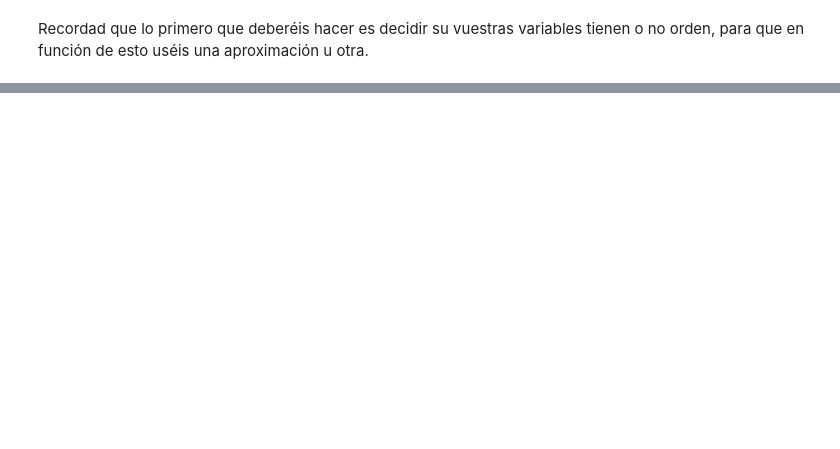
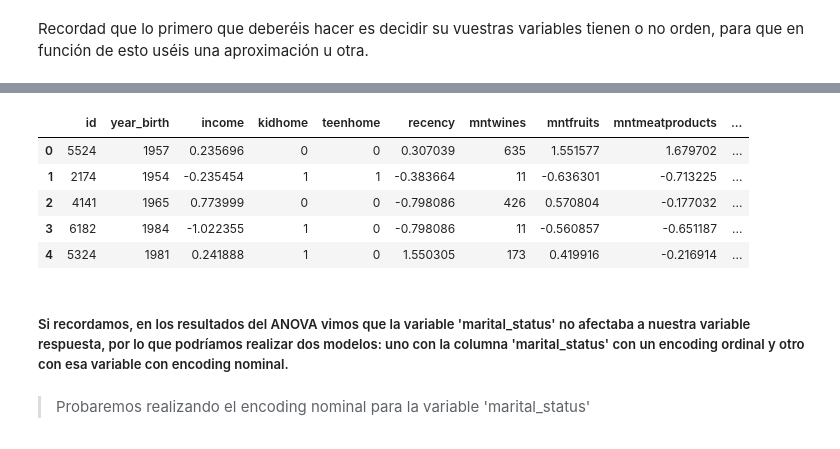
Before and after one commit to Adalab/Adalab-DA-promo-b-modulo-3-sprint-1-Chloe-Diana, a Jupyter notebook: Regresion_lineal/modulo-3-ejercicio-8-regresion-lineal-Encoding.ipynb, the cells around one changed output, grey strips where cells are left out. Cells and saved outputs as stored; diff of their text form; code cells hidden in the pictures; blank space fills up the shorter version.

```diff
--- a/Regresion_lineal/modulo-3-ejercicio-8-regresion-lineal-Encoding.ipynb
+++ b/Regresion_lineal/modulo-3-ejercicio-8-regresion-lineal-Encoding.ipynb
@@ -178,0 +93,11 @@ df_codificado_nom.to_csv('../Datos/vinos_encoding_nominal.csv')
+# %%
+# Eliminamos las columnas no codificadas y guardamos en un nuevo dataframe
+df_enc_ordinal = df.drop(['education', 'marital_status'], axis=1)
+df_enc_ordinal.head()
+# %% [output]
+|  | id | year_birth | income | kidhome | teenhome | recency | mntwines | mntfruits | mntmeatproducts | ... |
+| 0 | 5524 | 1957 | 0.235696 | 0 | 0 | 0.307039 | 635 | 1.551577 | 1.679702 | ... |
+| 1 | 2174 | 1954 | -0.235454 | 1 | 1 | -0.383664 | 11 | -0.636301 | -0.713225 | ... |
+| 2 | 4141 | 1965 | 0.773999 | 0 | 0 | -0.798086 | 426 | 0.570804 | -0.177032 | ... |
+| 3 | 6182 | 1984 | -1.022355 | 1 | 0 | -0.798086 | 11 | -0.560857 | -0.651187 | ... |
+| 4 | 5324 | 1981 | 0.241888 | 1 | 0 | 1.550305 | 173 | 0.419916 | -0.216914 | ... |
@@ -178,0 +107,4 @@ df_codificado_nom.to_csv('../Datos/vinos_encoding_nominal.csv')
+# %% [markdown]
+##### Si recordamos, en los resultados del ANOVA vimos que la variable 'marital_status' no afectaba a nuestra variable respuesta, por lo que podríamos realizar dos modelos: uno con la columna 'marital_status' con un encoding ordinal y otro con esa variable con encoding nominal.
+# %% [markdown]
+>Probaremos realizando el encoding nominal para la variable 'marital_status'
```
Also changed, not shown: parts of 47 cells of this notebook, 9 other files.
